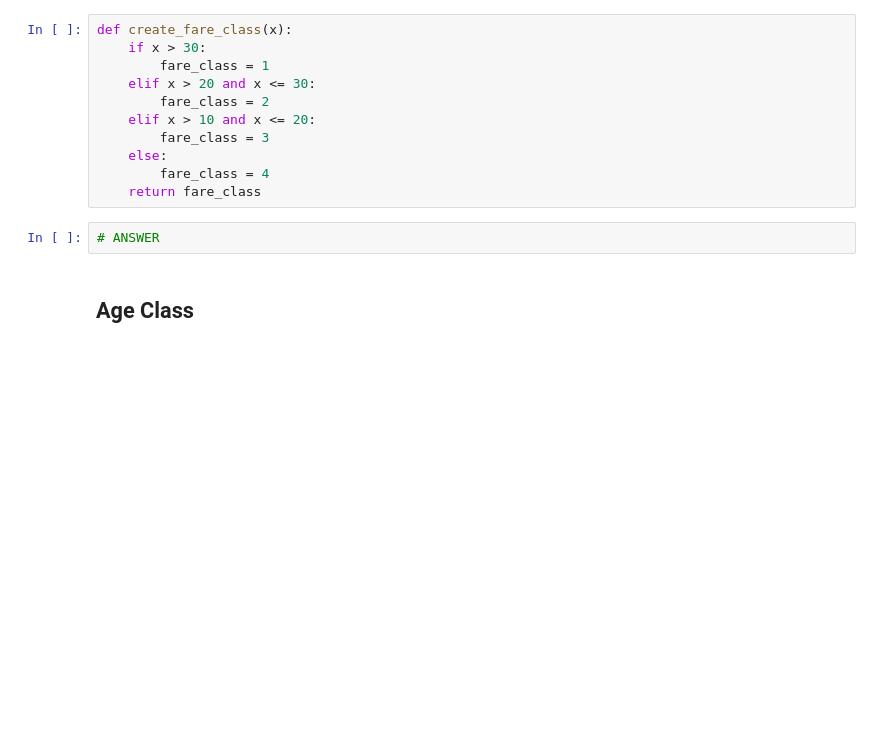
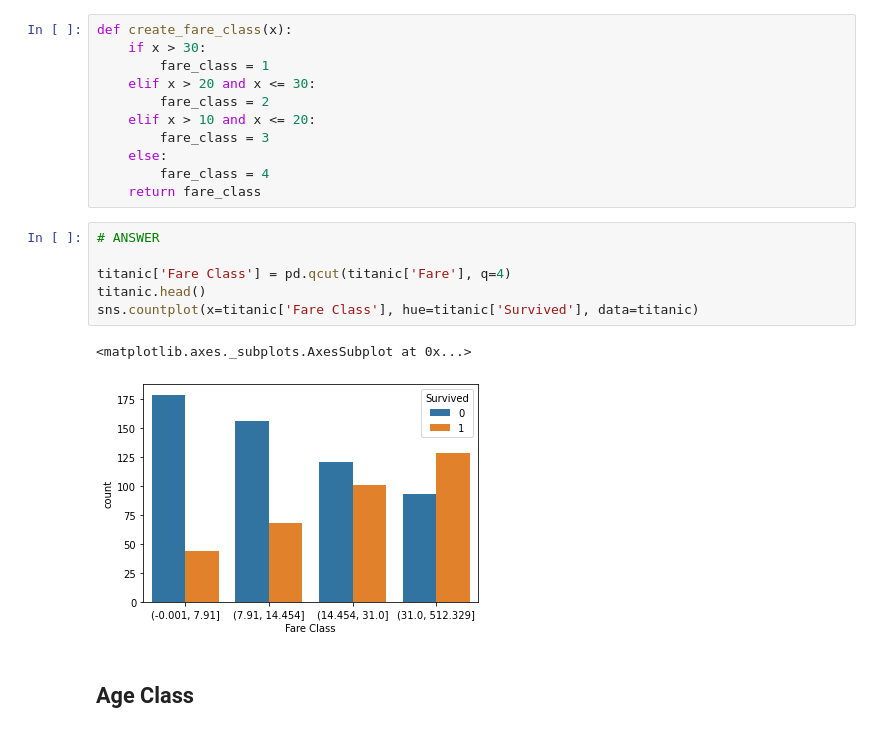
Before and after one commit to FaizalRahman117/IOD, a Jupyter notebook: mod 3/FR - IOD_Lab 3.2.1.ipynb, the cells around one changed output. Drawn from its saved outputs; the diff is of its cells as text; blank space fills up the shorter version.

```diff
--- a/mod 3/FR - IOD_Lab 3.2.1.ipynb
+++ b/mod 3/FR - IOD_Lab 3.2.1.ipynb
@@ -514,8 +520,15 @@ def create_fare_class(x):
     else:
         fare_class = 4
     return fare_class
-# %%
-# ANSWER
+# %%
+# ANSWER
+
+titanic['Fare Class'] = pd.qcut(titanic['Fare'], q=4)
+titanic.head()
+sns.countplot(x=titanic['Fare Class'], hue=titanic['Survived'], data=titanic)
+# %% [output]
+<matplotlib.axes._subplots.AxesSubplot at 0x...>
+[figure, added]
 # %% [markdown]
 ## Age Class
 # %%
```
Also changed, not shown: parts of 5 cells of this notebook, 2 other files.
